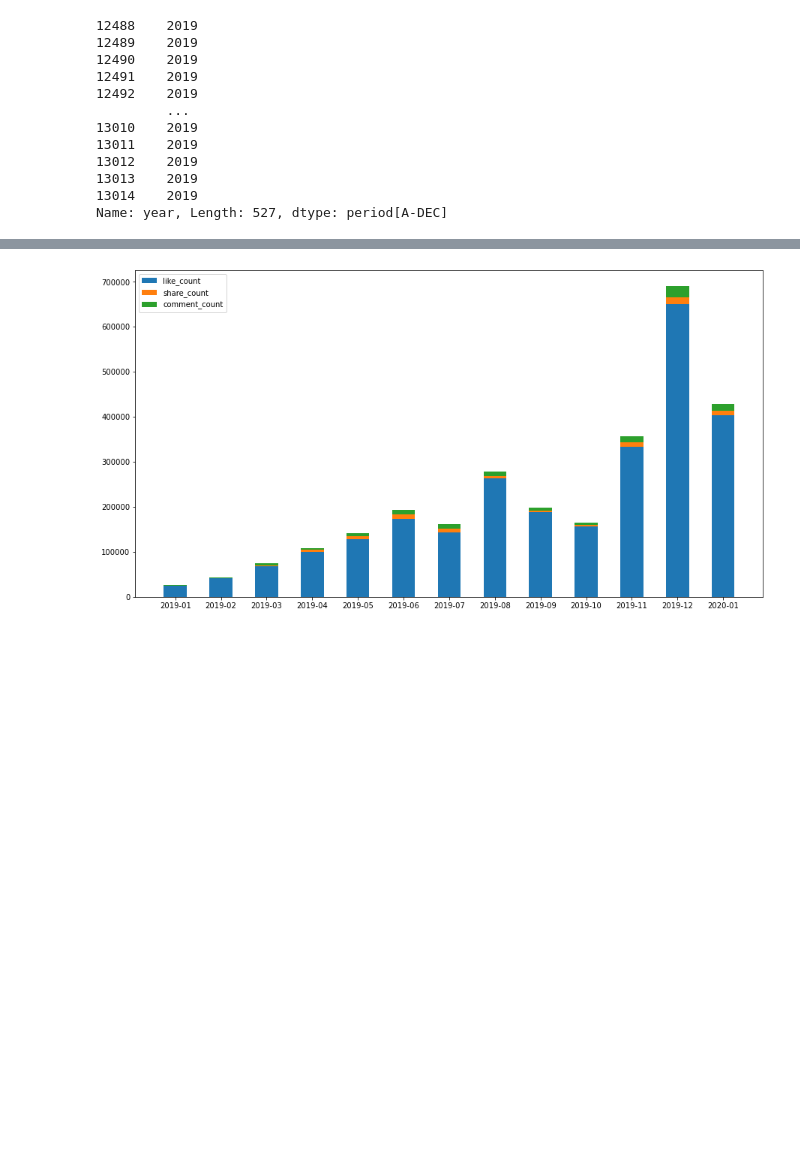
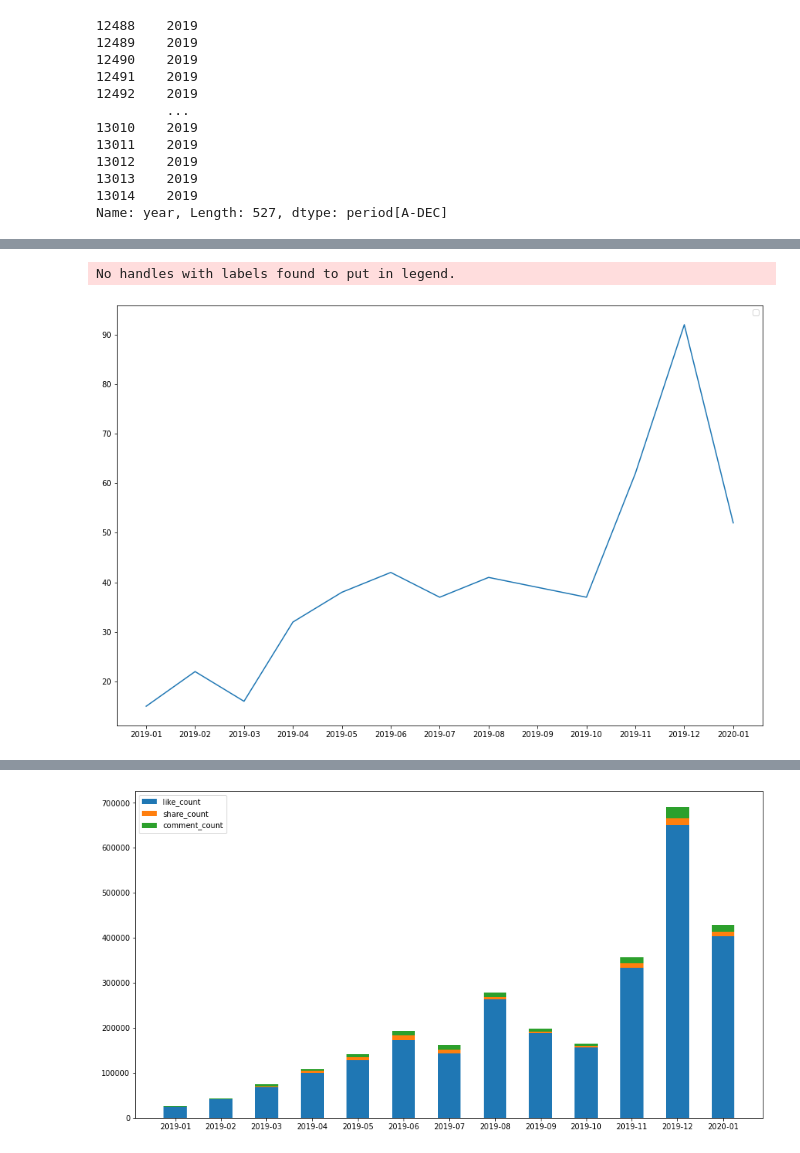
Before and after one commit to edward860430/2021315, a Jupyter notebook: 2021315/Hung - 0320.ipynb, the cells around one changed output, grey strips where cells are left out. Drawn from its saved outputs; the diff is of its cells as text; code cells hidden in the pictures; blank space fills up the shorter version.

```diff
--- a/2021315/Hung - 0320.ipynb
+++ b/2021315/Hung - 0320.ipynb
@@ -115,0 +162,6 @@ Name: year, Length: 527, dtype: period[A-DEC]
+# %%
+#整年貼文數量分佈
+whole_year =hung[['message','month_year']].groupby('month_year').count()
+whole_year.index.name = 'month_year'
+whole_year.reset_index(inplace=True)
+whole_year
@@ -116,3 +183,17 @@ Name: year, Length: 527, dtype: period[A-DEC]
+# %%
+labels = whole_year['month_year'].map(str)
+
+fig,ax= plt.subplots()
+fig.set_size_inches(15, 10)
+
+ax.plot(labels,whole_year['message'])
+
+ax.legend()
+
+plt.show()
+# %% [output]
+No handles with labels found to put in legend.
+[figure, added]
 # %%
 results = hung.groupby('month_year').sum()#將資料按年月分類並加總
 results
```
Also changed, not shown: parts of 24 cells of this notebook.
